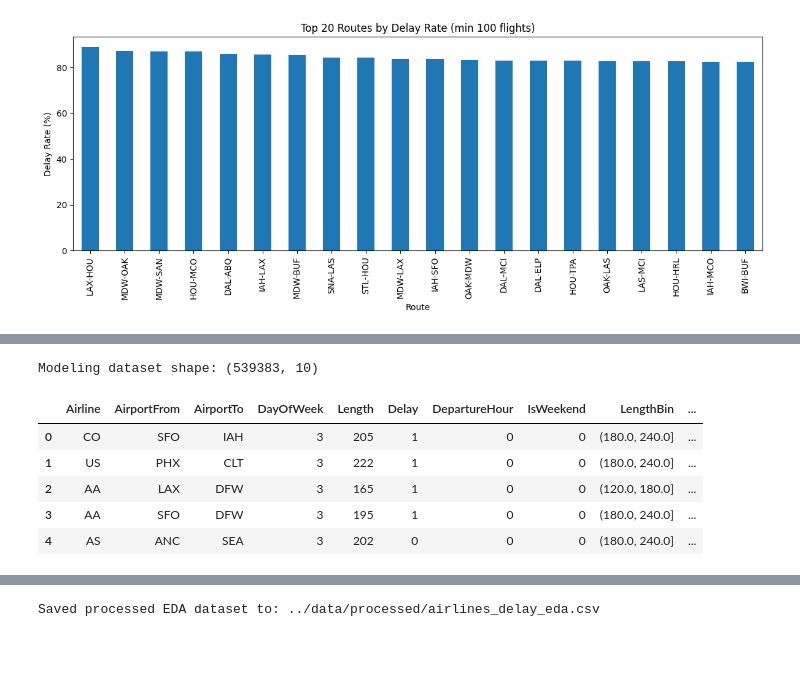
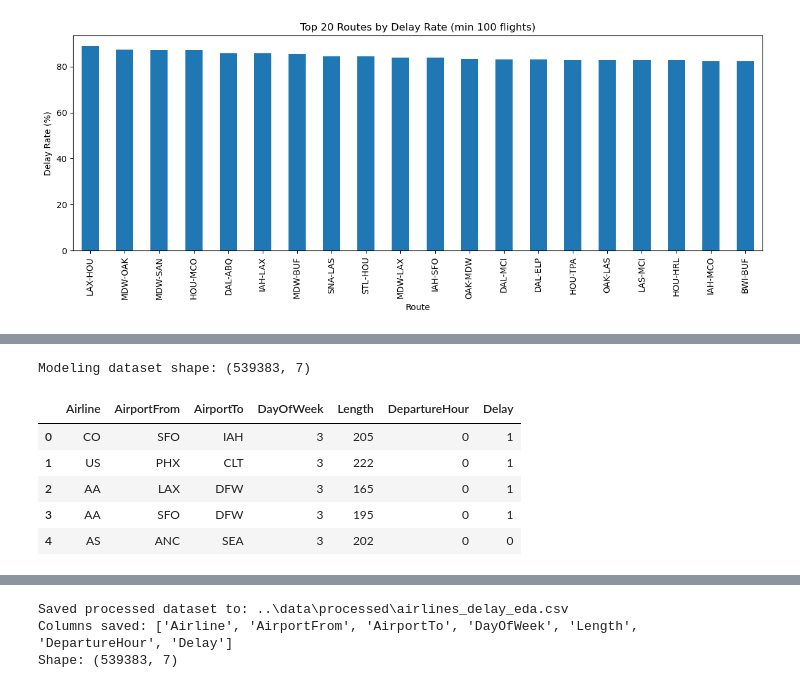
Before and after one commit to marcoaherrmann/AIOps, a Jupyter notebook: notebooks/01_eda.ipynb, the cells around one changed output, grey strips where cells are left out. Cells and saved outputs as stored; diff of their text form; code cells hidden in the pictures; blank space fills up the shorter version.

```diff
--- a/notebooks/01_eda.ipynb
+++ b/notebooks/01_eda.ipynb
@@ -154,12 +148,10 @@ display(unique_values)
 # %%
-# =========================================
 # 7. Feature engineering for EDA
-# =========================================
-# Time is in HHMM format, e.g. 1330 -> 13:30
+# Time is minutes since midnight (0 = 00:00, 1439 = 23:59)
 df_eda = df.copy()
 
-df_eda["DepartureHour"] = df_eda["Time"] // 100
-df_eda["DepartureMinute"] = df_eda["Time"] % 100
+df_eda["DepartureHour"] = df_eda["Time"] // 60 # Integer division gives the hours part.
+df_eda["DepartureMinute"] = df_eda["Time"] % 60 # Modulo operator gives the remainder after division, which is the minutes part.
 df_eda["IsWeekend"] = df_eda["DayOfWeek"].isin([6, 7]).astype(int)
 
 print(df_eda[["Time", "DepartureHour", "DepartureMinute", "IsWeekend"]].head())
@@ -572,25 +530,27 @@ plt.show()
 # %%
-# =========================================
 # 20. Recommended modeling dataset preview
-# =========================================
-# Based on current understanding:
-# - drop id (identifier only)
-# - likely drop Flight (high-cardinality / weak generalization)
-# - convert Time -> DepartureHour
-# - keep Delay as target
 
-model_df = df_eda.copy()
+# Final modeling columns:
+# - drop id (identifier)
+# - drop Flight (high cardinality, weak generalization)
+# - drop Time (replaced by DepartureHour)
+# - drop DepartureMinute (no predictive signal)
+# - drop IsWeekend (redundant with DayOfWeek in model)
+# - drop LengthBin (EDA exploration only)
+# - drop Route (EDA exploration only)
 
-model_df = model_df.drop(columns=["id", "Flight", "Time", "DepartureMinute"], errors="ignore")
+MODELING_COLS = ["Airline", "AirportFrom", "AirportTo", "DayOfWeek", "Length", "DepartureHour", "Delay"]
+
+model_df = df_eda[MODELING_COLS].copy()
 
 print("Modeling dataset shape:", model_df.shape)
 display(model_df.head())
 print(model_df.dtypes)
 # %% [output]
-Modeling dataset shape: (539383, 10)
+Modeling dataset shape: (539383, 7)
-|  | Airline | AirportFrom | AirportTo | DayOfWeek | Length | Delay | DepartureHour | IsWeekend | LengthBin | ... |
-| 0 | CO | SFO | IAH | 3 | 205 | 1 | 0 | 0 | (180.0, 240.0] | ... |
-| 1 | US | PHX | CLT | 3 | 222 | 1 | 0 | 0 | (180.0, 240.0] | ... |
-| 2 | AA | LAX | DFW | 3 | 165 | 1 | 0 | 0 | (120.0, 180.0] | ... |
-| 3 | AA | SFO | DFW | 3 | 195 | 1 | 0 | 0 | (180.0, 240.0] | ... |
-| 4 | AS | ANC | SEA | 3 | 202 | 0 | 0 | 0 | (180.0, 240.0] | ... |
+|  | Airline | AirportFrom | AirportTo | DayOfWeek | Length | DepartureHour | Delay |
+| 0 | CO | SFO | IAH | 3 | 205 | 0 | 1 |
+| 1 | US | PHX | CLT | 3 | 222 | 0 | 1 |
+| 2 | AA | LAX | DFW | 3 | 165 | 0 | 1 |
+| 3 | AA | SFO | DFW | 3 | 195 | 0 | 1 |
+| 4 | AS | ANC | SEA | 3 | 202 | 0 | 0 |
@@ -607,14 +564,18 @@ Route              object
 dtype: object
 # %%
-# =========================================
-# 21. Save processed EDA version (optional)
-# =========================================
+# 21. Save processed dataset for modeling
+
+# Saves exactly the columns used in modeling + target. Nothing else.
 OUTPUT_PATH = Path("../data/processed/airlines_delay_eda.csv")
 OUTPUT_PATH.parent.mkdir(parents=True, exist_ok=True)
 
 model_df.to_csv(OUTPUT_PATH, index=False)
 
-print(f"Saved processed EDA dataset to: {OUTPUT_PATH}")
+print(f"Saved processed dataset to: {OUTPUT_PATH}")
+print(f"Columns saved: {model_df.columns.tolist()}")
+print(f"Shape: {model_df.shape}")
 # %% [output]
-Saved processed EDA dataset to: ../data/processed/airlines_delay_eda.csv
+Saved processed dataset to: ..\data\processed\airlines_delay_eda.csv
+Columns saved: ['Airline', 'AirportFrom', 'AirportTo', 'DayOfWeek', 'Length', 'DepartureHour', 'Delay']
+Shape: (539383, 7)
 # %%
```
Also changed, not shown: parts of 25 cells of this notebook, 1 other file.
